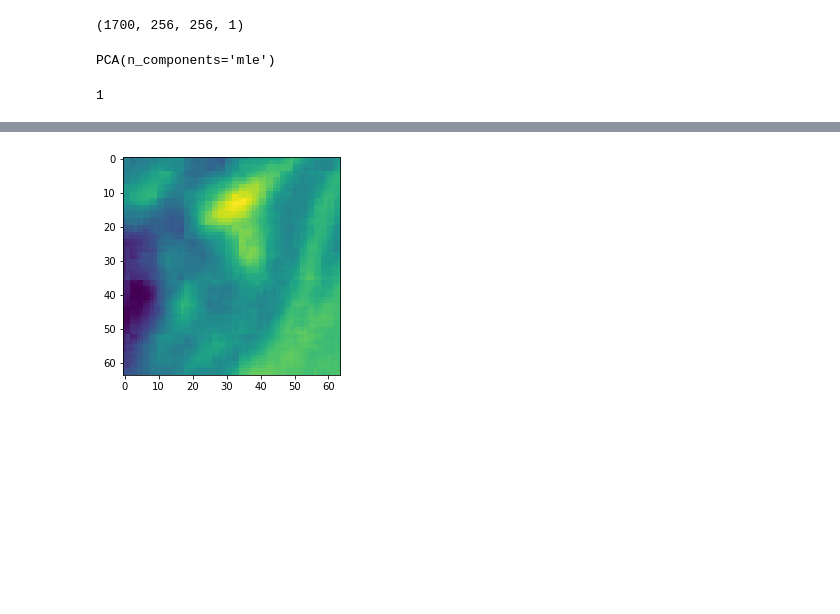
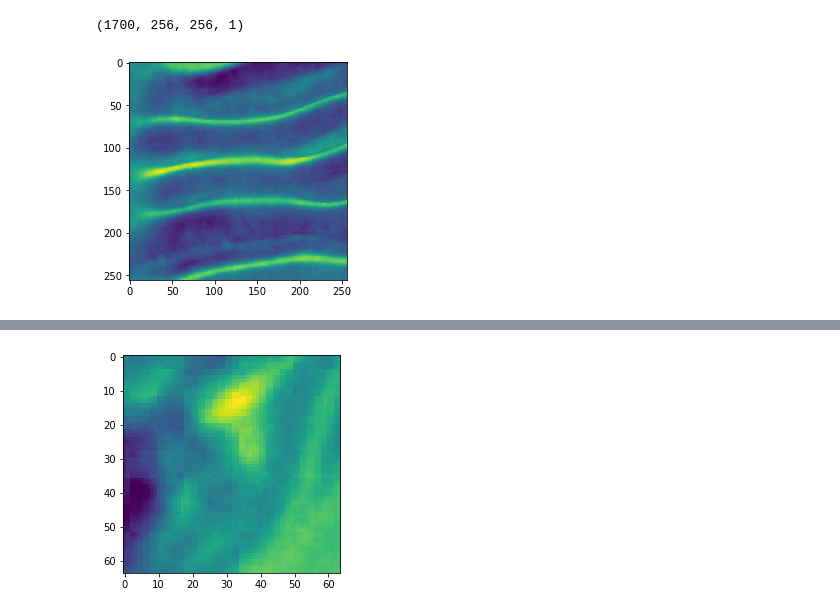
Before and after one commit to watertoiceXI/transients, a Jupyter notebook: LC_transient.ipynb, the cells around one changed output, grey strips where cells are left out. Saved outputs shown, nothing was run; the diff lists cells and outputs as text; code cells hidden in the pictures; blank space fills up the shorter version.

```diff
--- a/LC_transient.ipynb
+++ b/LC_transient.ipynb
@@ -34,12 +37,3 @@ dat = dat.reshape([17*100,256,256,1])
 dat.shape
 # %% [output]
 (1700, 256, 256, 1)
-# %%
-pca = skd.PCA(n_components='mle')
-pca.fit(np.random.randn(100,100))
-# %% [output]
-PCA(n_components='mle')
-# %%
-pca.components_.shape[0]
-# %% [output]
-1
@@ -131,3 +48,9 @@ pcap = PCA_pyramid(reduces=reduces,chipsizes=chipsizes,n_components=n_components
+# %%
+plt.figure()
+plt.imshow(dat[0][:,:,0])
+plt.show()
+# %% [output]
+[figure, added]
 # %%
 daty = pcap.fit_transform(dat)
 # %% [output]
```
Also changed, not shown: parts of 33 cells of this notebook, 12 other files.
